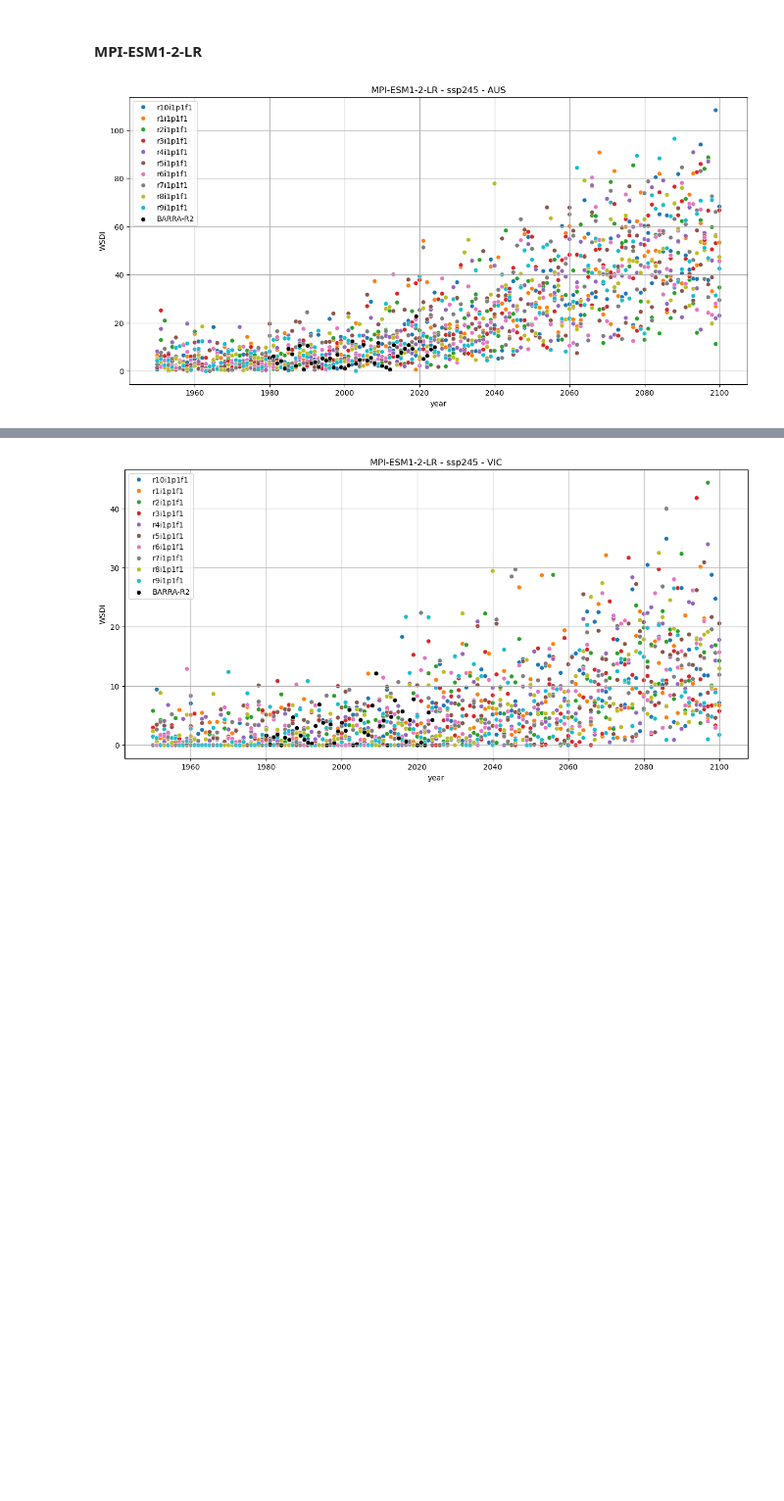
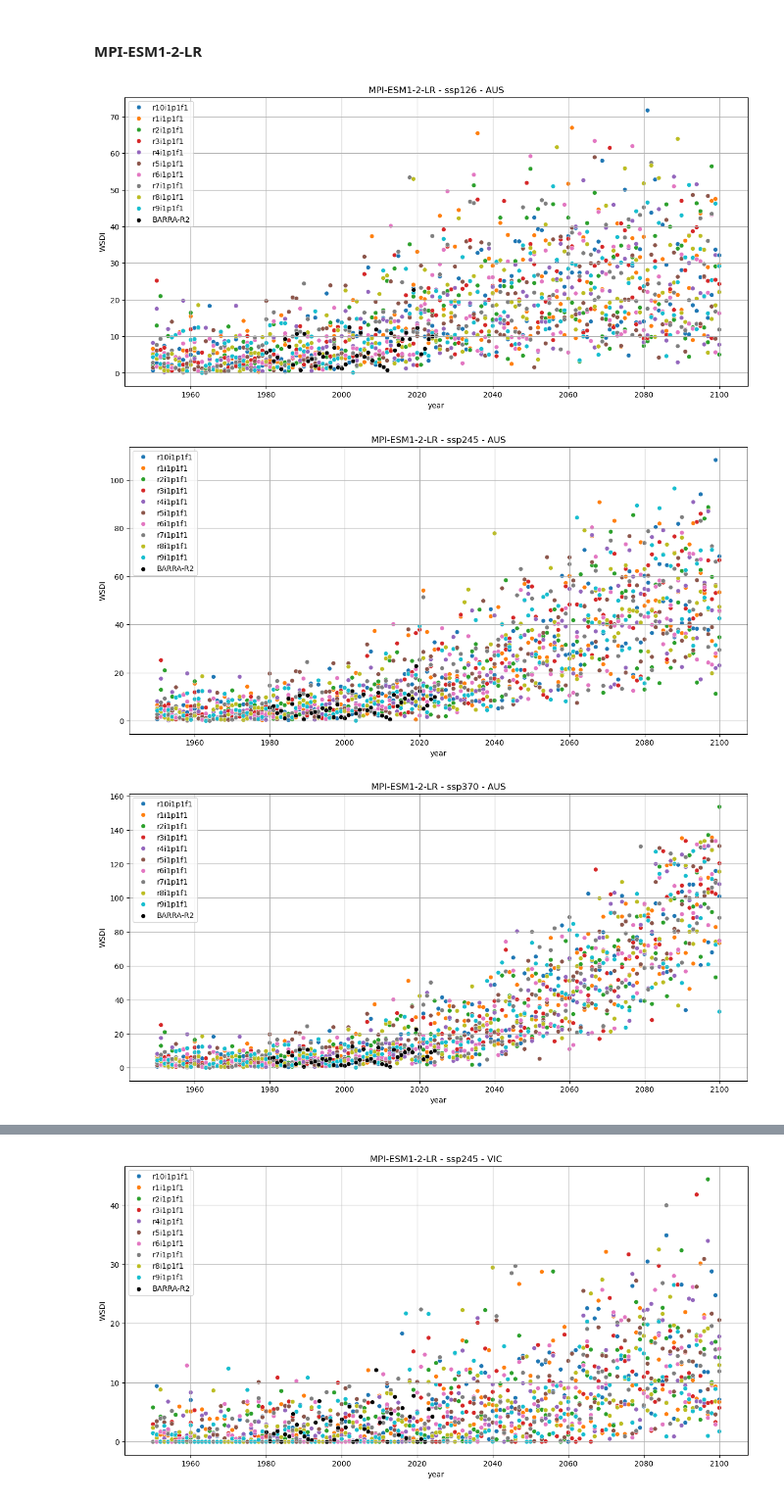
Before and after one commit to AusClimateService/rba, a Jupyter notebook: wsdi-analysis.ipynb, the cells around one changed output, grey strips where cells are left out. Shown at 98% size. Cells and saved outputs as stored; diff of their text form; code cells hidden in the pictures; blank space fills up the shorter version.

```diff
--- a/wsdi-analysis.ipynb
+++ b/wsdi-analysis.ipynb
@@ -53,5 +53,6 @@ def plot_dist(model, experiment, location, start_year=1950, end_year=2014):
 # %% [markdown]
 #### ACCESS-CM2
 # %%
-plot_location('ACCESS-CM2', 'ssp245', 'AUS')
+for exp in ['ssp126', 'ssp245', 'ssp370', 'ssp585']:
+    plot_location('ACCESS-CM2', exp, 'AUS')
 # %% [output]
@@ -75,6 +79,9 @@ plot_dist('ACCESS-CM2', 'ssp370', 'AUS')
 # %% [markdown]
 #### MPI-ESM1-2-LR
 # %%
-plot_location('MPI-ESM1-2-LR', 'ssp245', 'AUS')
+for exp in ['ssp126', 'ssp245', 'ssp370', 'ssp585']:
+    plot_location('MPI-ESM1-2-LR', exp, 'AUS')
 # %% [output]
-[figure, old version]
+[figure, new version]
+[figure, added]
+[figure, added]
```
Also changed, not shown: parts of 5 cells of this notebook.
